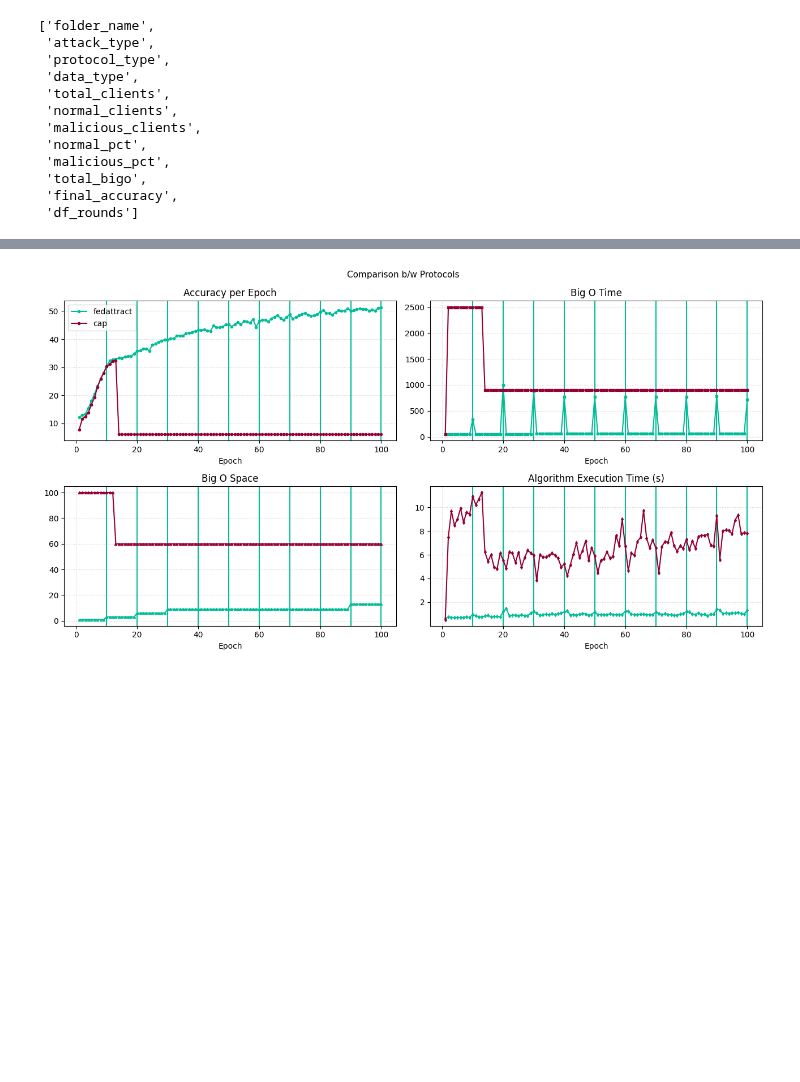
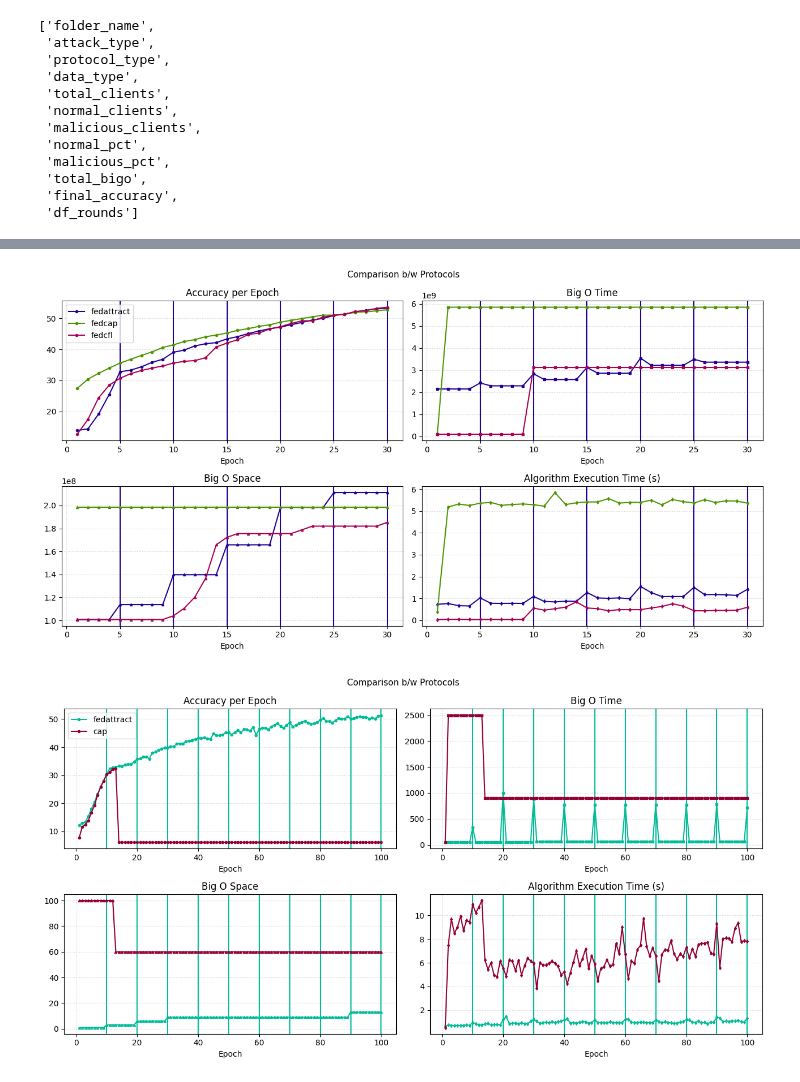
Before and after one commit to skandabhairava/MeanFieldFederatedLearning, a Jupyter notebook: notebooks/Protocols.ipynb, the cells around one changed output, grey strips where cells are left out. Saved outputs shown, nothing was run; the diff lists cells and outputs as text; code cells hidden in the pictures; blank space fills up the shorter version.

```diff
--- a/notebooks/Protocols.ipynb
+++ b/notebooks/Protocols.ipynb
@@ -369,3 +358,7 @@ DF_RUNS.data_type.unique().tolist()
+# %%
+compare_protocols(attack="normal", protocol=("fedattract", "fedcap", 'fedcfl'), data_type="pathalogical", steps_split_fedattract=[5, 0, 0])
+# %% [output]
+[figure, added]
 # %%
 compare_protocols(attack="majoritybyz60", protocol=("fedattract", "cap"), data_type="d1", steps_split_fedattract=[10, 0])
 # %% [output]
```
Also changed, not shown: parts of 4 cells of this notebook, 7 other files.
